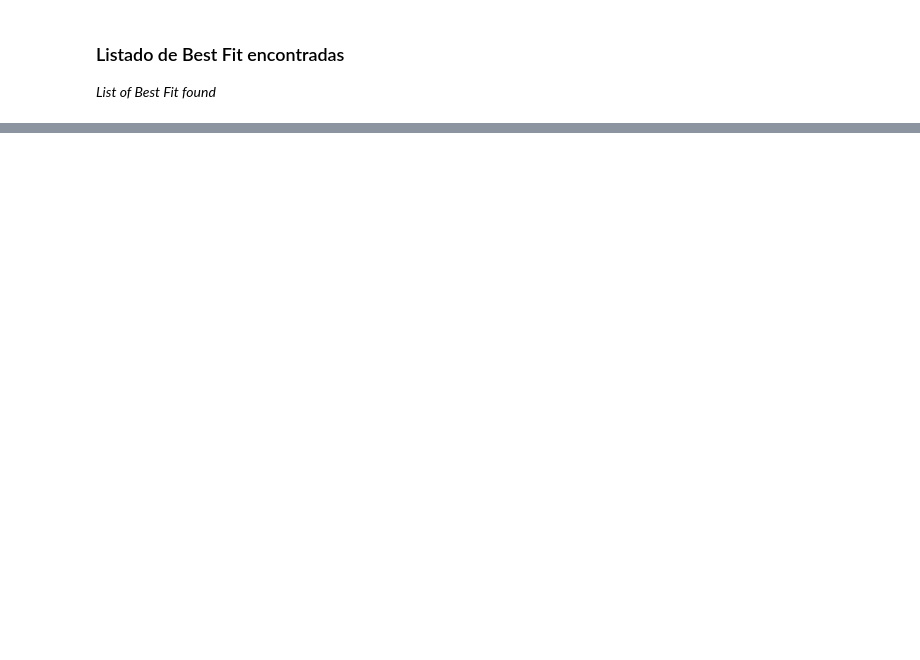
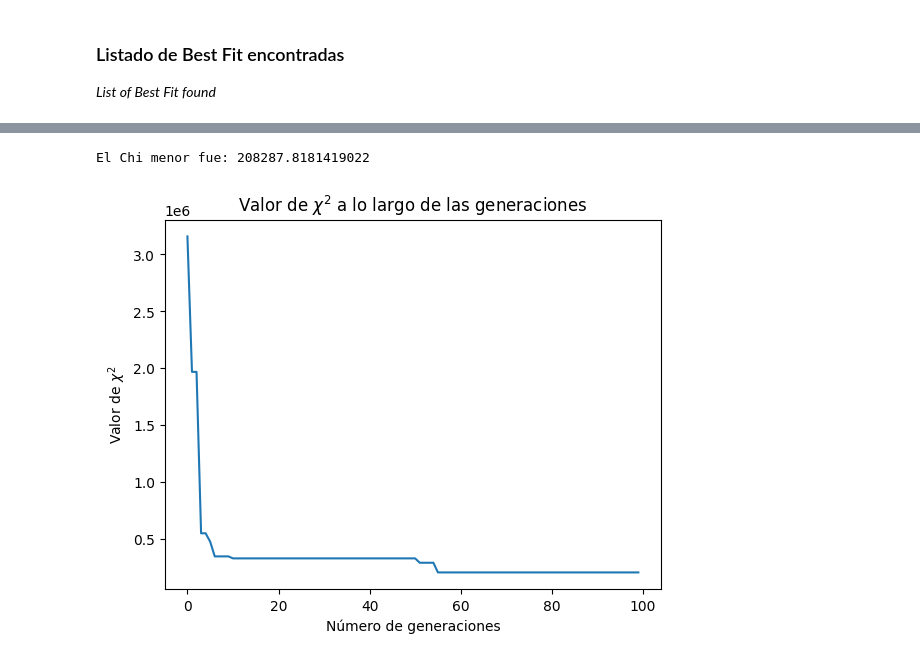
Before and after one commit to XimePS/Practica-DFI, a Jupyter notebook: GA sin composicion.ipynb, the cells around one changed output, grey strips where cells are left out. Saved outputs shown, nothing was run; the diff lists cells and outputs as text; code cells hidden in the pictures; blank space fills up the shorter version.

```diff
--- a/GA sin composicion.ipynb
+++ b/GA sin composicion.ipynb
@@ -415,0 +472,28 @@ plt.legend()
+# %%
+# Se crean los genes iniciales
+
+Genes = ['x**x', '(x+1)', '2']
+
+num_elementos_aleatorios = 3
+
+# Agregar números aleatorios entre 0 y n en forma de cadena. n=1 por default
+for _ in range(num_elementos_aleatorios):
+    numero_aleatorio = str(random.uniform(0, 1))
+    Genes.append(numero_aleatorio)
+
+# Imprime la lista resultante
+print(Genes)
+
+# Se entregan los diccionarios que se darán a la clase
+
+pop_params = {'size': 100,'selection _rate': 20, 'mutation_rate' : 10}
+ind_parameters = {'genes': Genes, 'operaciones': ['+', '-', '*', '/'], 'number_of_genes': 10}
+
+def Chi(*x):
+    return np.sum(((m_b_ordenado - x)/desv_m_ordenado)**2)
+
+gen_parameter = {'selection_rate' : 20, 'mutation_rate' : 10, 'num_generations' : 100}
+
+Test2 = Evolution(gen_parameter, ind_parameters, pop_params, Chi, z_cmb_ordenado)
+
+Results, Chi_square = Test2.Iteracion()
@@ -415,0 +520,14 @@ plt.legend()
+# %%
+# Evaluacion de Chi
+
+minor_chi = Chi_square
+print('El Chi menor fue: ' + str(min(minor_chi)))
+num_generaciones = np.arange(0, len(minor_chi), 1)
+plt.plot(num_generaciones, minor_chi)
+plt.xlabel('Número de generaciones')
+plt.ylabel('Valor de $\chi^2$')
+plt.title('Valor de $\chi^2$ a lo largo de las generaciones')
+plt.show()
+# %% [output]
+El Chi menor fue: 208287.8181419022
+[figure, added]
```
Also changed, not shown: parts of 14 cells of this notebook, 4 other files.
